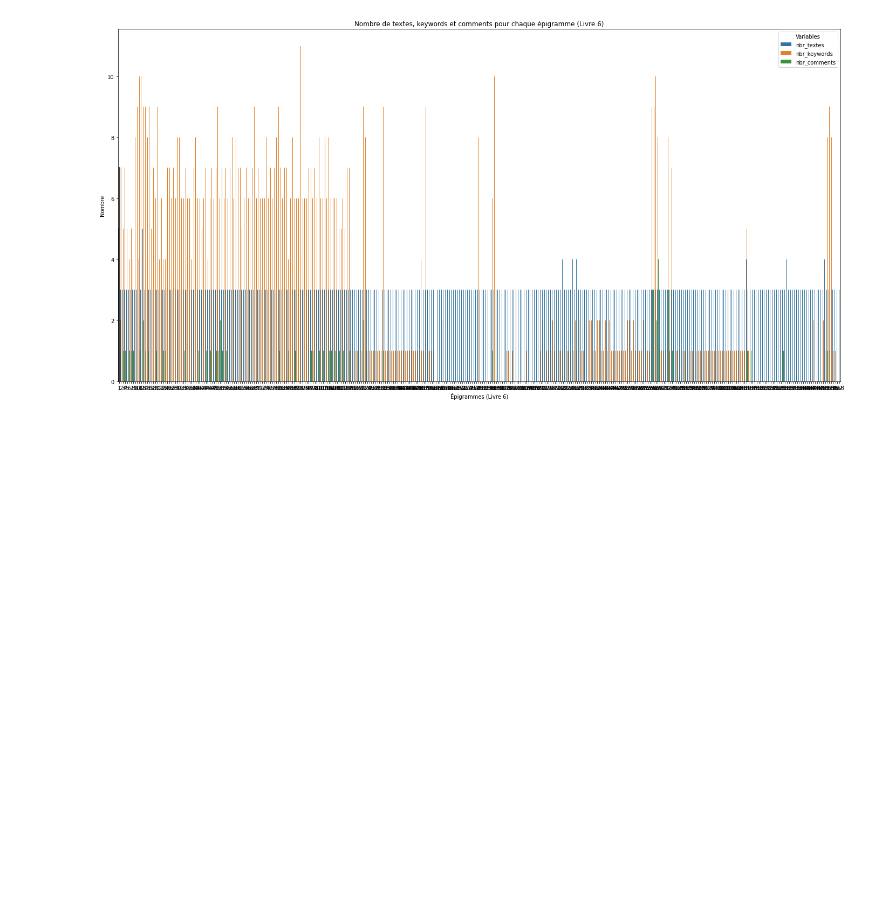
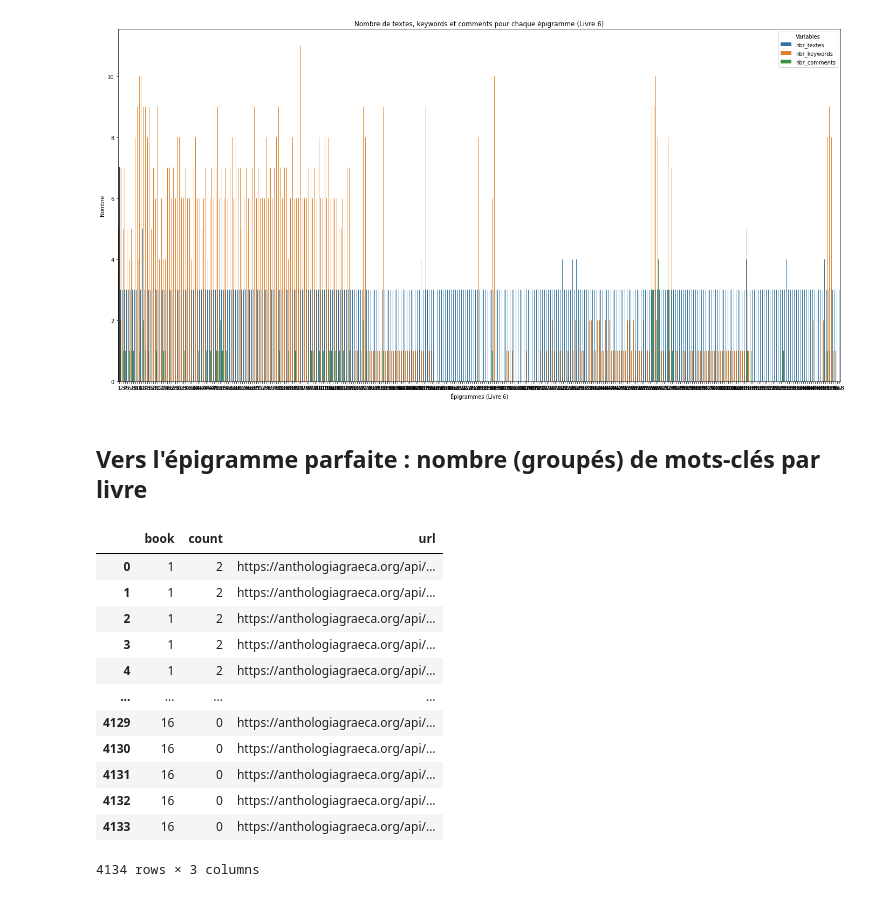
Before and after one commit to MathildeVrst/AG-Viz, a Jupyter notebook: _build/jupyter_execute/Seaborn.ipynb, the cells around one changed output. Drawn from its saved outputs; the diff is of its cells as text; code cells hidden in the pictures; blank space fills up the shorter version.

```diff
--- a/_build/jupyter_execute/Seaborn.ipynb
+++ b/_build/jupyter_execute/Seaborn.ipynb
@@ -329,3 +339,5 @@ plt.legend(title='Variables')
 plt.show()
 # %% [output]
 [figure]
+# %% [markdown]
+## Vers l'épigramme parfaite : nombre (groupés) de mots-clés par livre
@@ -331,0 +352,16 @@ plt.show()
+# %%
+meskw_df
+# %% [output]
+|  | book | count | url |
+| 0 | 1 | 2 | https://anthologiagraeca.org/api/... |
+| 1 | 1 | 2 | https://anthologiagraeca.org/api/... |
+| 2 | 1 | 2 | https://anthologiagraeca.org/api/... |
+| 3 | 1 | 2 | https://anthologiagraeca.org/api/... |
+| 4 | 1 | 2 | https://anthologiagraeca.org/api/... |
+| ... | ... | ... | ... |
+| 4129 | 16 | 0 | https://anthologiagraeca.org/api/... |
+| 4130 | 16 | 0 | https://anthologiagraeca.org/api/... |
+| 4131 | 16 | 0 | https://anthologiagraeca.org/api/... |
+| 4132 | 16 | 0 | https://anthologiagraeca.org/api/... |
+| 4133 | 16 | 0 | https://anthologiagraeca.org/api/... |
+4134 rows × 3 columns
```
Also changed, not shown: parts of 8 cells of this notebook, 16 other files.
